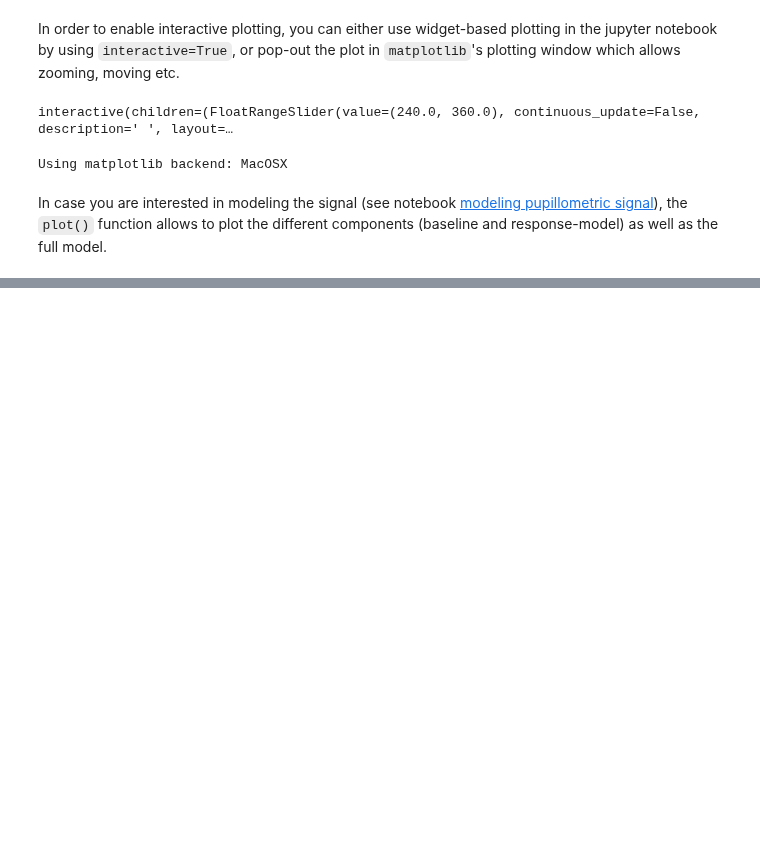
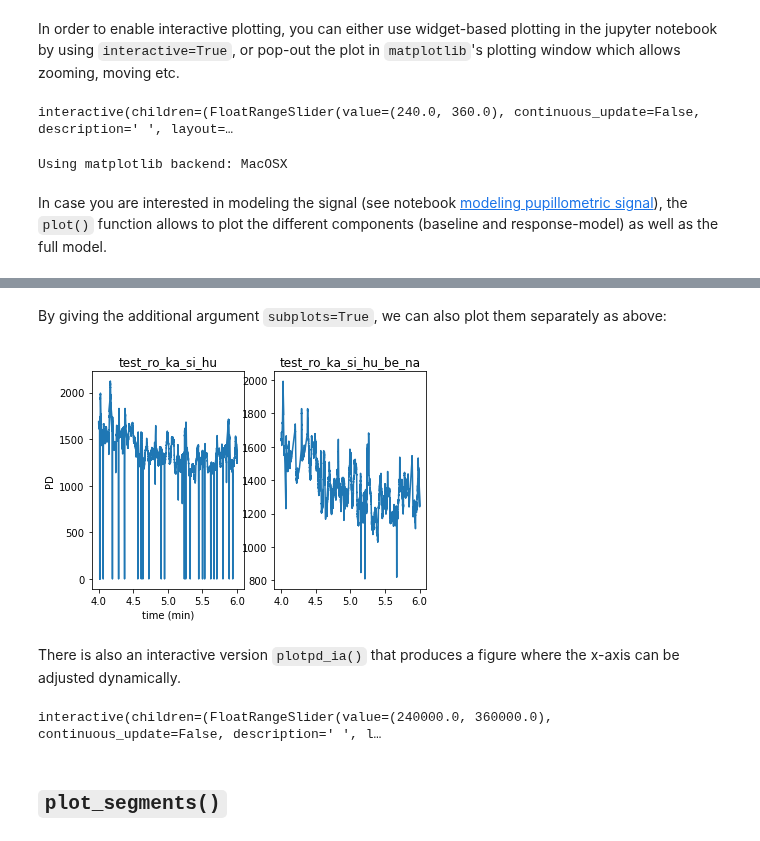
Before and after one commit to ihrke/pypillometry, a Jupyter notebook: docs/plotting.ipynb, the cells around one changed output, grey strips where cells are left out. Cells and saved outputs as stored; diff of their text form; code cells hidden in the pictures; blank space fills up the shorter version.

```diff
--- a/docs/plotting.ipynb
+++ b/docs/plotting.ipynb
@@ -69,0 +73,14 @@ LinkError: command 'x86_64-apple-darwin13.4.0-clang++' failed with exit status 1
+# %% [markdown]
+By giving the additional argument `subplots=True`, we can also plot them separately as above:
+# %%
+pp.plotpd(d, d2, subplots=True)
+# %% [output]
+[figure, added]
+# %% [markdown]
+There is also an interactive version `plotpd_ia()` that produces a figure where the x-axis can be adjusted dynamically.
+# %%
+pp.plotpd_ia(d, d2)
+# %% [output]
+interactive(children=(FloatRangeSlider(value=(240000.0, 360000.0), continuous_update=False, description=' ', l…
+# %% [markdown]
+## `plot_segments()`
```
Also changed, not shown: parts of 15 cells of this notebook.
